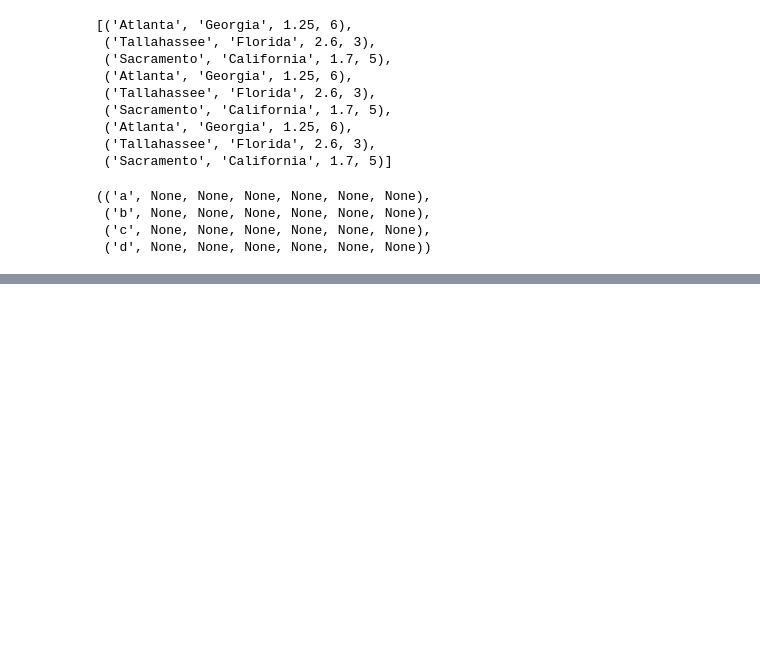
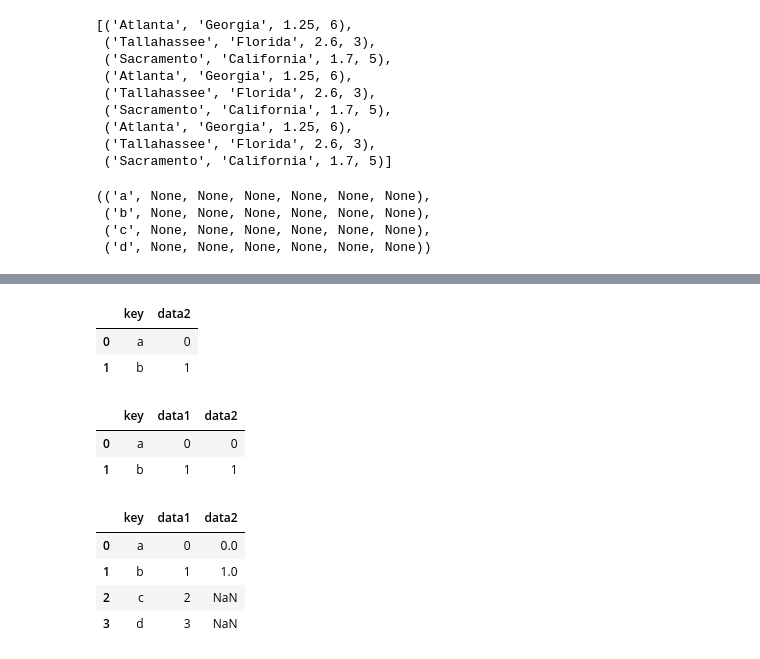
Before and after one commit to rabobahago/python_projects, a Jupyter notebook: scientific_programming_with_python/numpy/practice.ipynb, the cells around one changed output, grey strips where cells are left out. Drawn from its saved outputs; the diff is of its cells as text; code cells hidden in the pictures; blank space fills up the shorter version.

```diff
--- a/scientific_programming_with_python/numpy/practice.ipynb
+++ b/scientific_programming_with_python/numpy/practice.ipynb
@@ -1757,0 +1773,3 @@ array([['Atlanta', 'Georgia', 1.25, 6],
+# %%
+df1 = pd.DataFrame({'key': ['a', 'b', 'c', 'd'], 'data1': range(4)})
+df2 = pd.DataFrame({'key': ['a', 'b'], 'data2': range(2)})
@@ -1757,0 +1784,20 @@ array([['Atlanta', 'Georgia', 1.25, 6],
+# %%
+df2
+# %% [output]
+|  | key | data2 |
+| 0 | a | 0 |
+| 1 | b | 1 |
+# %%
+pd.merge(df1, df2)
+# %% [output]
+|  | key | data1 | data2 |
+| 0 | a | 0 | 0 |
+| 1 | b | 1 | 1 |
+# %%
+pd.merge(df1, df2, how='outer')
+# %% [output]
+|  | key | data1 | data2 |
+| 0 | a | 0 | 0.0 |
+| 1 | b | 1 | 1.0 |
+| 2 | c | 2 | NaN |
+| 3 | d | 3 | NaN |
```
Also changed, not shown: parts of 3 cells of this notebook, 3 other files.
